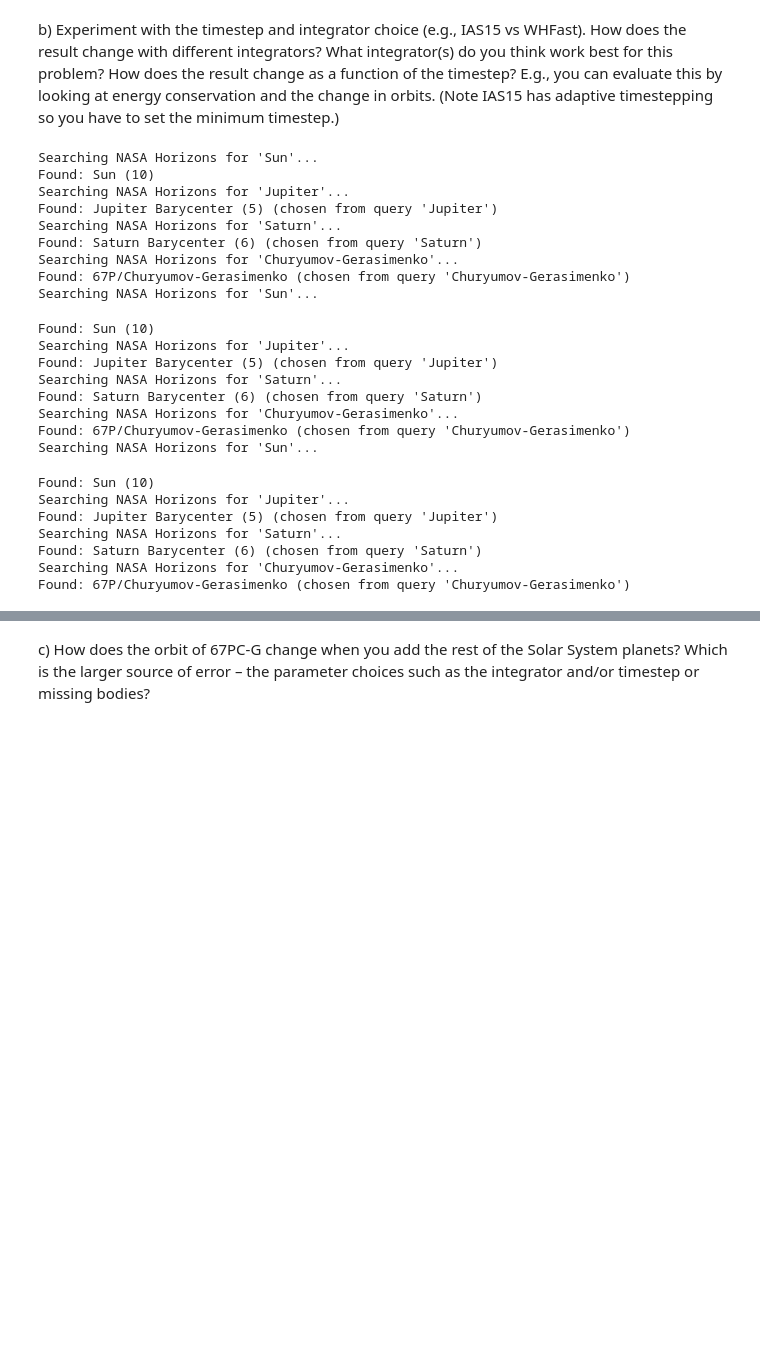
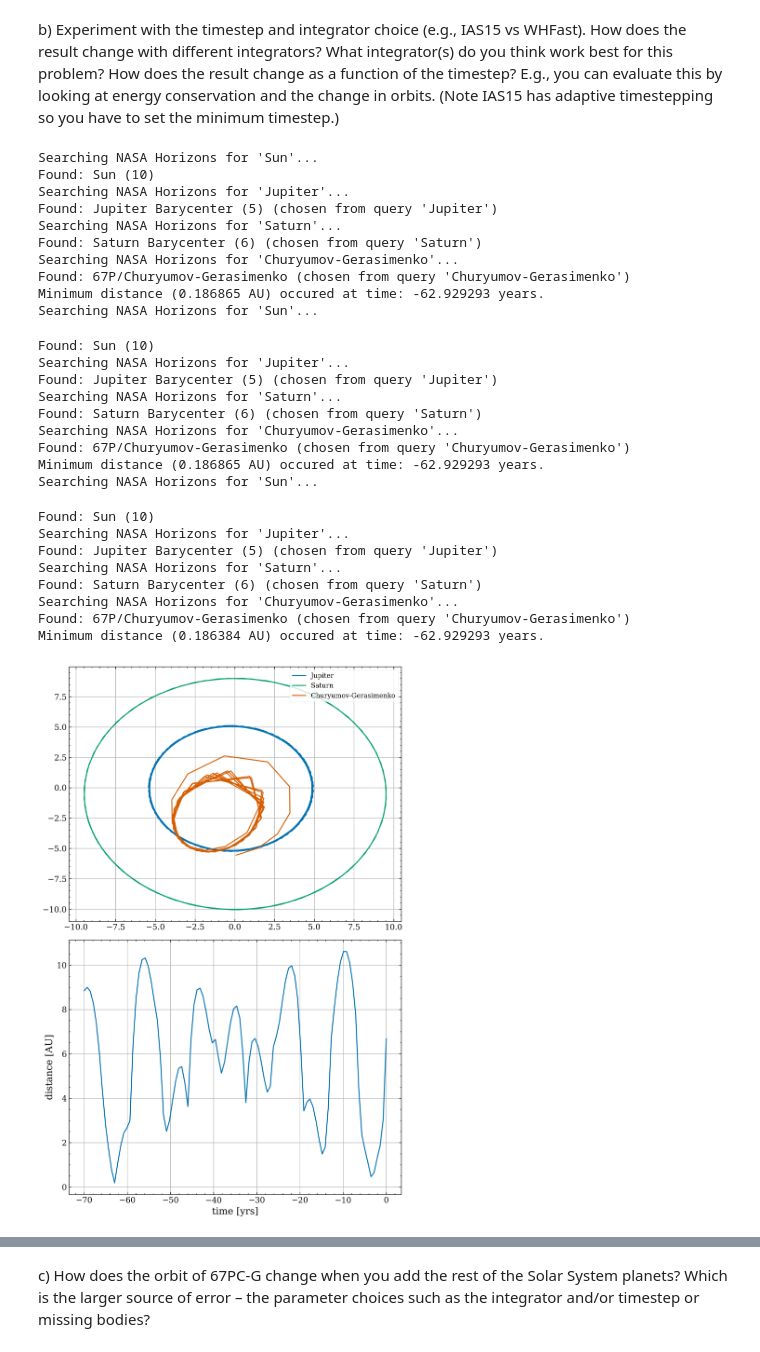
Before and after one commit to 0cooper/comp-astro381, a Jupyter notebook: cooper-hw3.ipynb, the cells around one changed output, grey strips where cells are left out. Saved outputs shown, nothing was run; the diff lists cells and outputs as text; code cells hidden in the pictures; blank space fills up the shorter version.

```diff
--- a/cooper-hw3.ipynb
+++ b/cooper-hw3.ipynb
@@ -103,31 +104,36 @@ b) Experiment with the timestep and integrator choice (e.g., IAS15 vs WHFast). H
 the result change with different integrators? What integrator(s) do you think work best for
 this problem? How does the result change as a function of the timestep? E.g., you can evaluate this by looking at energy conservation and the change in orbits. (Note IAS15 has adaptive timestepping so you have to set the minimum timestep.)
 # %%
-ias_01 = reb.rebound_orbit(intg='whfast',dt=-0.01,plot=False,Noutputs=50)
-whf_01 = reb.rebound_orbit(intg='whfast',dt=-0.01,plot=False,Noutputs=50)
-lf_01 = reb.rebound_orbit(intg='leapfrog',dt=-0.01,plot=False,Noutputs=50)
+# experiment with integrator choice
+ias_01 = reb.rebound_orbit(intg='whfast',dt=-0.01,plot=True,Noutputs=100)
+whf_01 = reb.rebound_orbit(intg='whfast',dt=-0.01,plot=True,Noutputs=100)
+lf_01 = reb.rebound_orbit(intg='leapfrog',dt=-0.01,plot=True,Noutputs=100)
 # %% [output]
 Searching NASA Horizons for 'Sun'...
 Found: Sun (10)
 Searching NASA Horizons for 'Jupiter'...
 Found: Jupiter Barycenter (5) (chosen from query 'Jupiter')
 Searching NASA Horizons for 'Saturn'...
 Found: Saturn Barycenter (6) (chosen from query 'Saturn')
 Searching NASA Horizons for 'Churyumov-Gerasimenko'...
 Found: 67P/Churyumov-Gerasimenko (chosen from query 'Churyumov-Gerasimenko')
+Minimum distance (0.186865 AU) occured at time: -62.929293 years.
 Searching NASA Horizons for 'Sun'...
 Found: Sun (10)
 Searching NASA Horizons for 'Jupiter'...
 Found: Jupiter Barycenter (5) (chosen from query 'Jupiter')
 Searching NASA Horizons for 'Saturn'...
 Found: Saturn Barycenter (6) (chosen from query 'Saturn')
 Searching NASA Horizons for 'Churyumov-Gerasimenko'...
 Found: 67P/Churyumov-Gerasimenko (chosen from query 'Churyumov-Gerasimenko')
+Minimum distance (0.186865 AU) occured at time: -62.929293 years.
 Searching NASA Horizons for 'Sun'...
 Found: Sun (10)
 Searching NASA Horizons for 'Jupiter'...
 Found: Jupiter Barycenter (5) (chosen from query 'Jupiter')
 Searching NASA Horizons for 'Saturn'...
 Found: Saturn Barycenter (6) (chosen from query 'Saturn')
 Searching NASA Horizons for 'Churyumov-Gerasimenko'...
 Found: 67P/Churyumov-Gerasimenko (chosen from query 'Churyumov-Gerasimenko')
+Minimum distance (0.186384 AU) occured at time: -62.929293 years.
+[figure, added]
```
Also changed, not shown: parts of 11 cells of this notebook, 1 other file.
